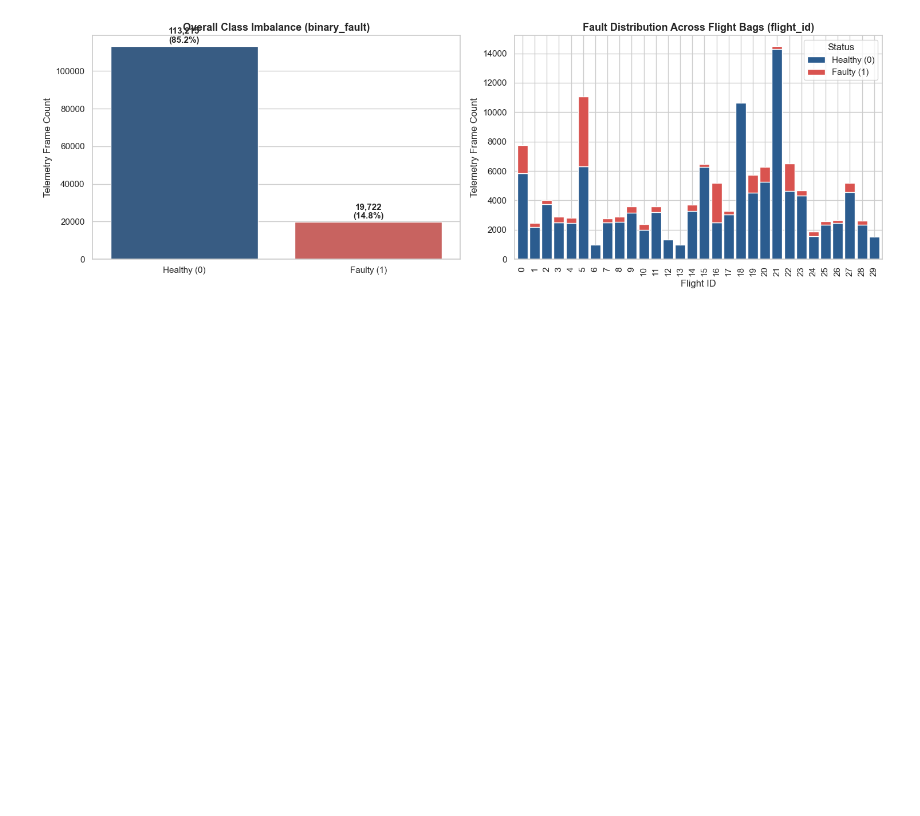
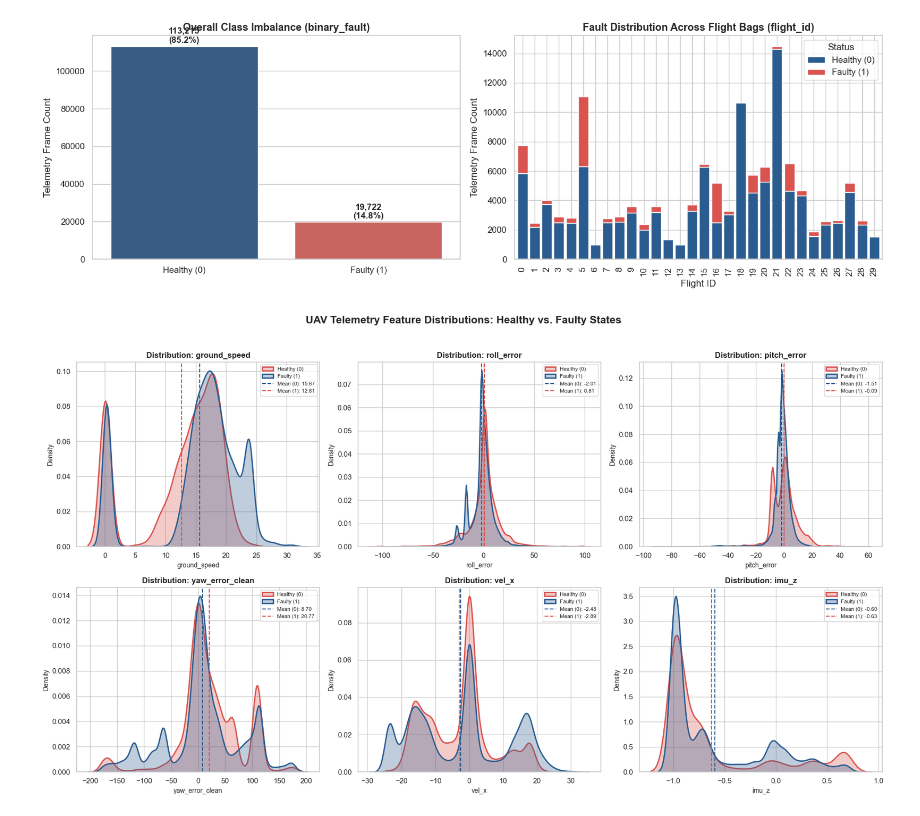
Before and after one commit to Lynn-Myat-Bhone/UAV-flight, a Jupyter notebook: train/train.ipynb, the cells around one changed output. Saved outputs shown, nothing was run; the diff lists cells and outputs as text; code cells hidden in the pictures; blank space fills up the shorter version.

Commit message:
fixed train

```diff
--- a/train/train.ipynb
+++ b/train/train.ipynb
@@ -265,3 +189,54 @@ Passing `palette` without assigning `hue` is deprecated and will be removed in v
 
   bars = sns.barplot(
 [figure]
+# %%
+# Set visual style
+sns.set_theme(style="whitegrid")
+
+# Select core features to inspect distribution shifts
+plot_features = [
+    'ground_speed',
+    'roll_error',
+    'pitch_error',
+    'yaw_error_clean',
+    'vel_x',
+    'imu_z'
+]
+
+# Create subplots grid
+fig, axes = plt.subplots(2, 3, figsize=(18, 10))
+axes = axes.flatten()
+
+for idx, feature in enumerate(plot_features):
+    ax = axes[idx]
+
+    # Kernel Density Estimation (KDE) plot grouped by binary_fault
+    sns.kdeplot(
+        data=df_train_clean,
+        x=feature,
+        hue='binary_fault',
+        common_norm=False,
+        palette={0: '#2b5c8f', 1: '#d9534f'},
+        fill=True,
+        alpha=0.3,
+        linewidth=2,
+        ax=ax
+    )
+
+    # Calculate means per class for reference lines
+    mean_0 = df_train_clean[df_train_clean['binary_fault'] == 0][feature].mean()
+    mean_1 = df_train_clean[df_train_clean['binary_fault'] == 1][feature].mean()
+
+    ax.axvline(mean_0, color='#2b5c8f', linestyle='--', linewidth=1.5, label=f'Healthy Mean: {mean_0:.2f}')
+    ax.axvline(mean_1, color='#d9534f', linestyle='--', linewidth=1.5, label=f'Faulty Mean: {mean_1:.2f}')
+
+    ax.set_title(f'Distribution: {feature}', fontsize=12, fontweight='bold')
+    ax.set_xlabel(feature, fontsize=10)
+    ax.set_ylabel('Density', fontsize=10)
+    ax.legend(['Healthy (0)', 'Faulty (1)', f'Mean (0): {mean_0:.2f}', f'Mean (1): {mean_1:.2f}'], fontsize=8)
+
+plt.suptitle('UAV Telemetry Feature Distributions: Healthy vs. Faulty States', fontsize=16, fontweight='bold', y=1.02)
+plt.tight_layout()
+plt.show()
+# %% [output]
+[figure, added]
```
Also changed, not shown: parts of 1 cell of this notebook.
